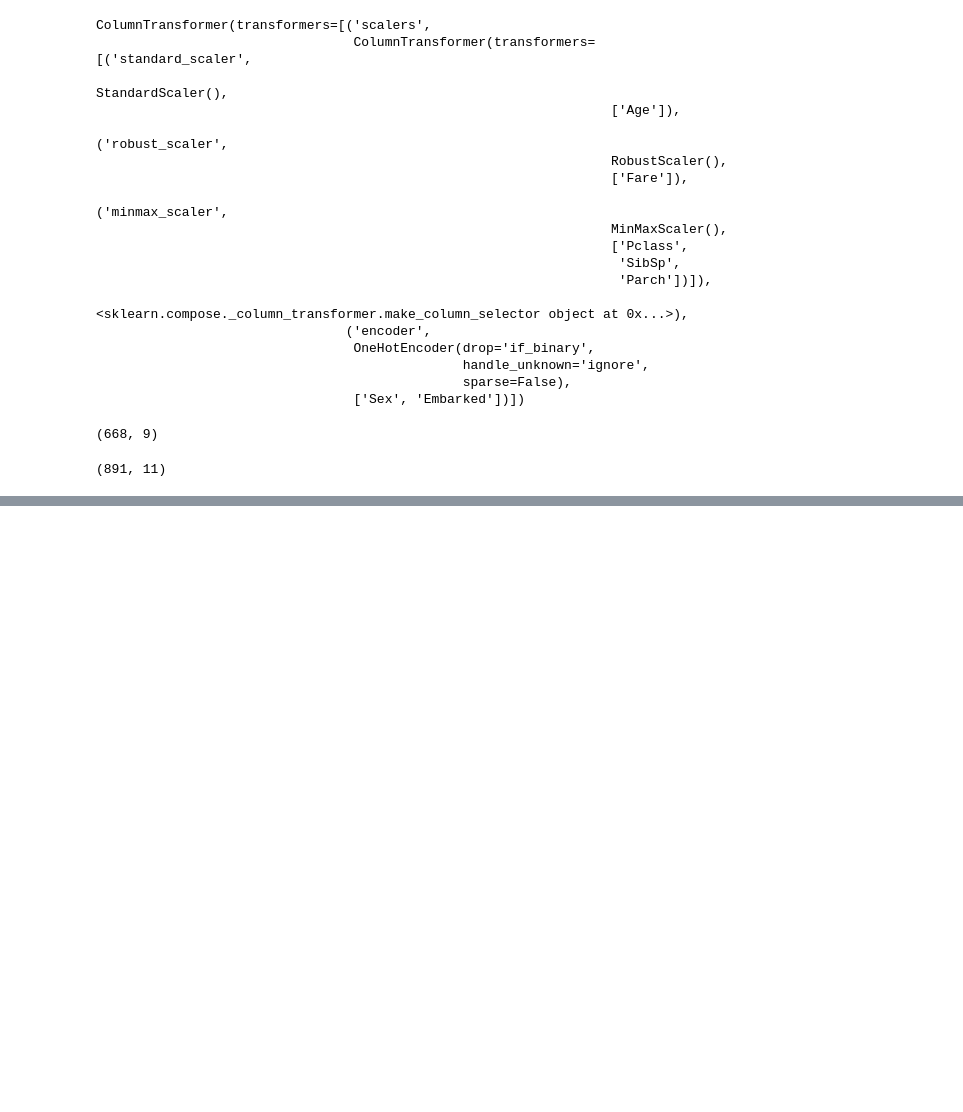
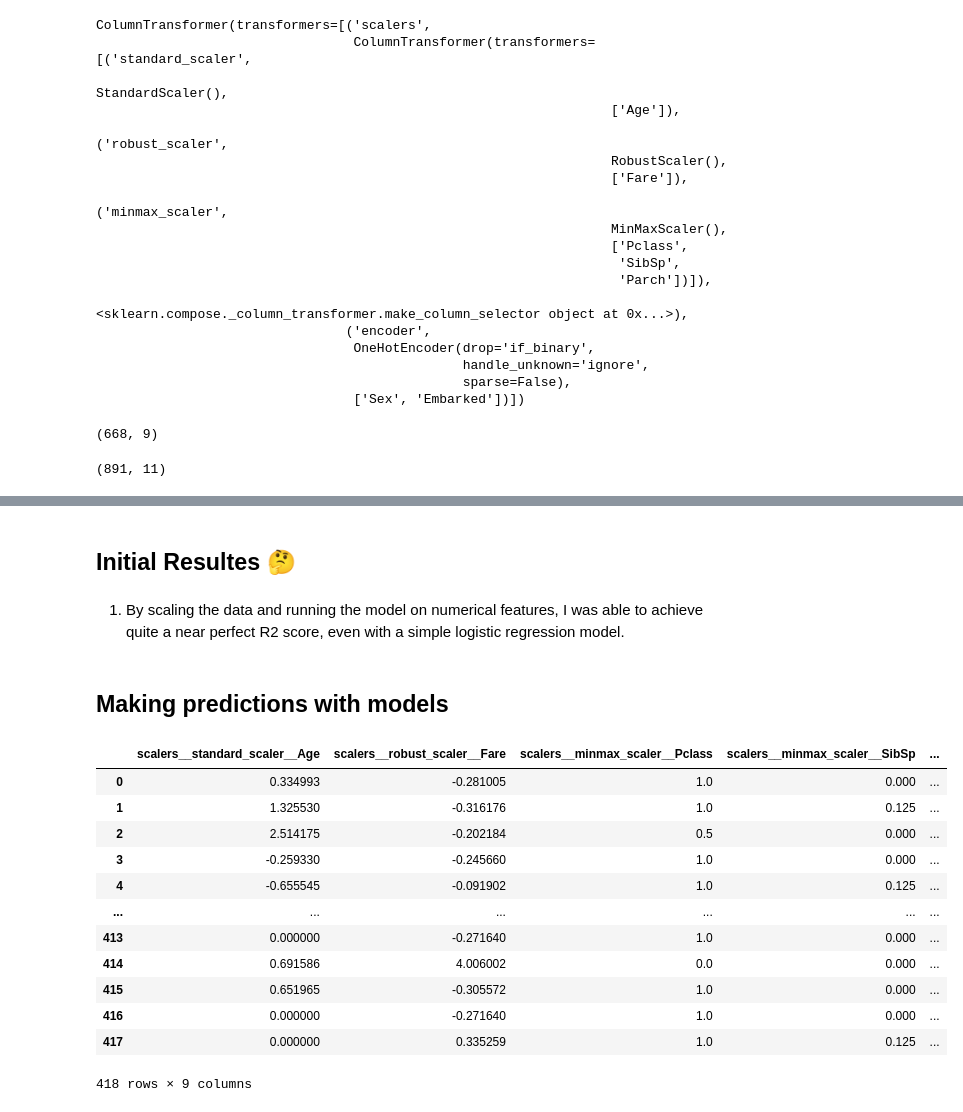
Before and after one commit to Jack-Merrett/titanic-ML-predictions, a Jupyter notebook: notebooks/titanic.ipynb, the cells around one changed output, grey strips where cells are left out. Drawn from its saved outputs; the diff is of its cells as text; code cells hidden in the pictures; blank space fills up the shorter version.

Commit message:
completed the ML classification predition model

```diff
--- a/notebooks/titanic.ipynb
+++ b/notebooks/titanic.ipynb
@@ -137,6 +182,10 @@ dtype: float64
 from sklearn.impute import SimpleImputer
 impute_embarked =SimpleImputer(strategy='most_frequent')
 train_df[['Embarked']] = impute_embarked.fit_transform(train_df[["Embarked"]])
+# %%
+# IMpute the fare for the Test set:
+impute_fare = SimpleImputer(strategy='most_frequent')
+test_df[['Fare']] = impute_fare.fit_transform(test_df[['Fare']])
 # %% [markdown]
 ### Imputing Age
 # %%
@@ -149,0 +197,2 @@ train_df[['Age']] = impute_age.fit_transform(train_df[['Age']])
+# %%
+test_df[['Age']] = impute_age.fit_transform(test_df[['Age']])
@@ -346,0 +540,27 @@ print(sklearn.__version__)
+# %% [markdown]
+## Initial Resultes 🤔
+# %% [markdown]
+1. By scaling the data and running the model on numerical features, I was able to achieve quite a near perfect R2 score, even with a simple logistic regression model.
+# %% [markdown]
+## Making predictions with models
+# %%
+# Preprocess the test data
+preprocessor.fit(test_df)
+
+test_data_preprocessed = preprocessor.transform(test_df)
+# %%
+test_data_preprocessed
+# %% [output]
+|  | scalers__standard_scaler__Age | scalers__robust_scaler__Fare | scalers__minmax_scaler__Pclass | scalers__minmax_scaler__SibSp | ... |
+| 0 | 0.334993 | -0.281005 | 1.0 | 0.000 | ... |
+| 1 | 1.325530 | -0.316176 | 1.0 | 0.125 | ... |
+| 2 | 2.514175 | -0.202184 | 0.5 | 0.000 | ... |
+| 3 | -0.259330 | -0.245660 | 1.0 | 0.000 | ... |
+| 4 | -0.655545 | -0.091902 | 1.0 | 0.125 | ... |
+| ... | ... | ... | ... | ... | ... |
+| 413 | 0.000000 | -0.271640 | 1.0 | 0.000 | ... |
+| 414 | 0.691586 | 4.006002 | 0.0 | 0.000 | ... |
+| 415 | 0.651965 | -0.305572 | 1.0 | 0.000 | ... |
+| 416 | 0.000000 | -0.271640 | 1.0 | 0.000 | ... |
+| 417 | 0.000000 | 0.335259 | 1.0 | 0.125 | ... |
+418 rows × 9 columns
```
Also changed, not shown: parts of 31 cells of this notebook, 1 other file.
